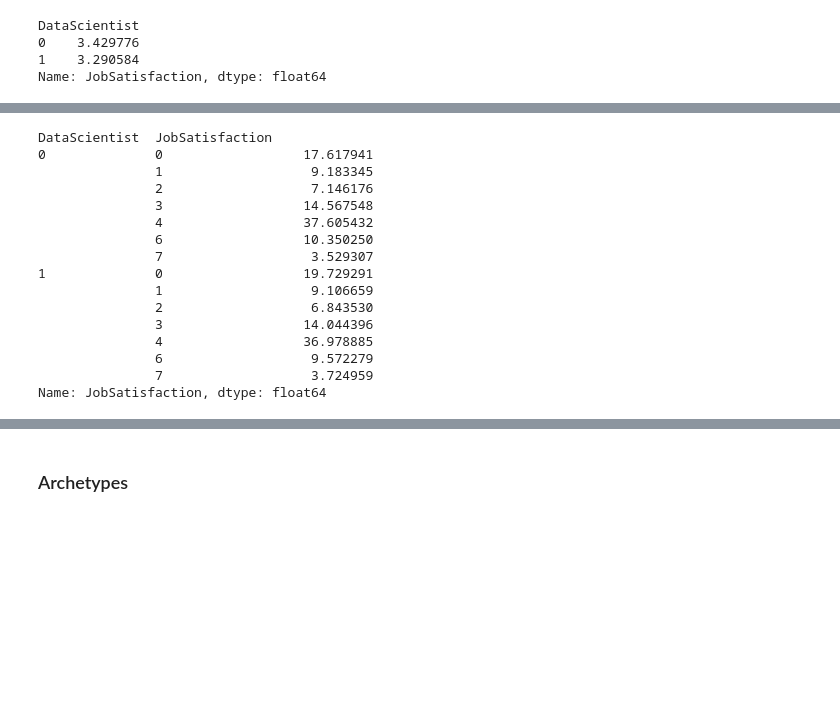
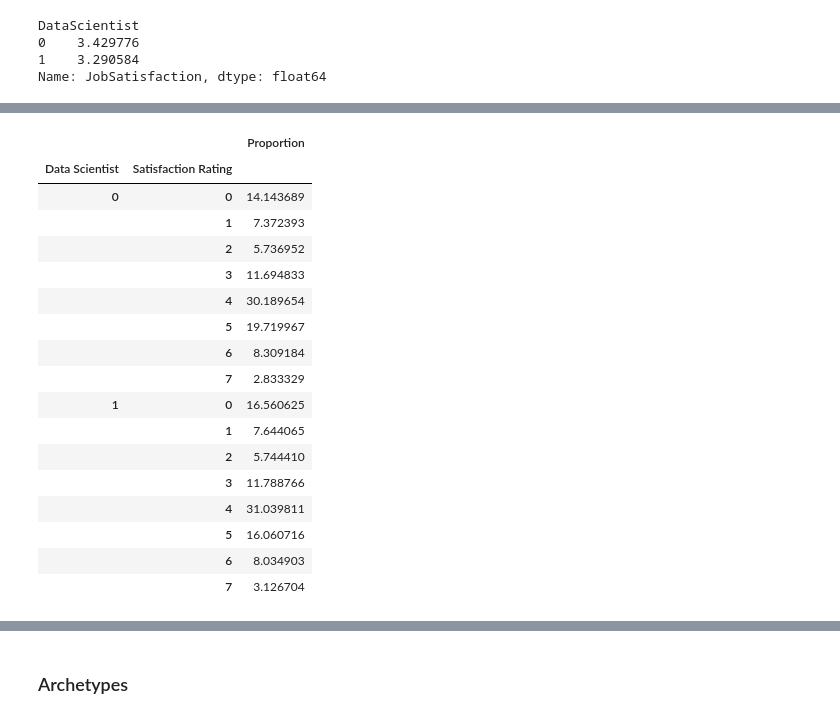
Before and after one commit to celestinhermez/stackoverflow_survey_2018_analysis, a Jupyter notebook: Developer Survey Analysis.ipynb, the cells around one changed output, grey strips where cells are left out. Drawn from its saved outputs; the diff is of its cells as text; code cells hidden in the pictures; blank space fills up the shorter version.

```diff
--- a/Developer Survey Analysis.ipynb
+++ b/Developer Survey Analysis.ipynb
@@ -361,20 +378,21 @@ plt.show()
-# %%
-satisf_df.groupby(['DataScientist', 'JobSatisfaction'])['JobSatisfaction'].count().groupby(level = 0).apply(lambda x:
-                                                 100 * x / float(x.sum()))
-# %% [output]
-DataScientist  JobSatisfaction
-0              0                  17.617941
-               1                   9.183345
-               2                   7.146176
-               3                  14.567548
-               4                  37.605432
-               6                  10.350250
-               7                   3.529307
-1              0                  19.729291
-               1                   9.106659
-               2                   6.843530
-               3                  14.044396
-               4                  36.978885
-               6                   9.572279
-               7                   3.724959
-Name: JobSatisfaction, dtype: float64
+# %%
+satisf_df_plot.set_index(['Data Scientist', 'Satisfaction Rating'])
+# %% [output]
+|  |  | Proportion |
+| Data Scientist | Satisfaction Rating |  |
+| 0 | 0 | 14.143689 |
+|  | 1 | 7.372393 |
+|  | 2 | 5.736952 |
+|  | 3 | 11.694833 |
+|  | 4 | 30.189654 |
+|  | 5 | 19.719967 |
+|  | 6 | 8.309184 |
+|  | 7 | 2.833329 |
+| 1 | 0 | 16.560625 |
+|  | 1 | 7.644065 |
+|  | 2 | 5.744410 |
+|  | 3 | 11.788766 |
+|  | 4 | 31.039811 |
+|  | 5 | 16.060716 |
+|  | 6 | 8.034903 |
+|  | 7 | 3.126704 |
```
Also changed, not shown: parts of 4 cells of this notebook.
